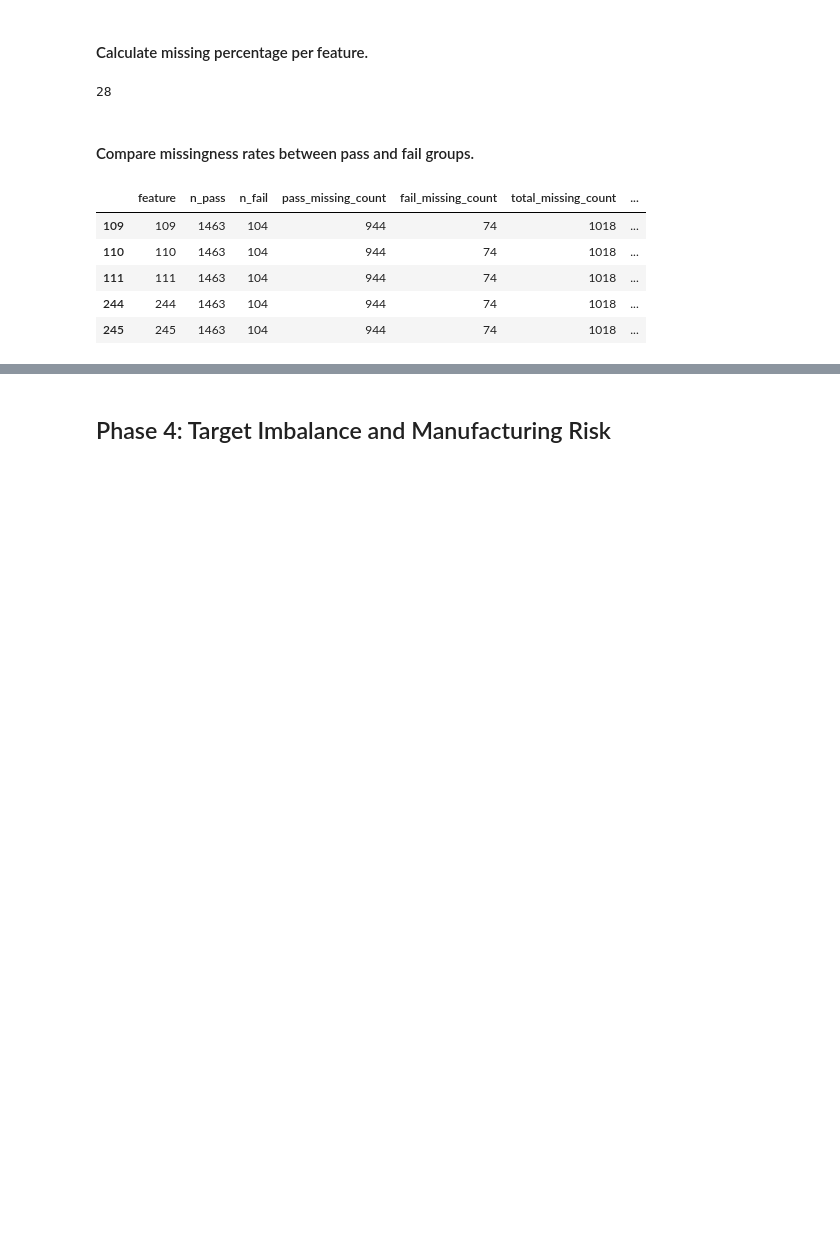
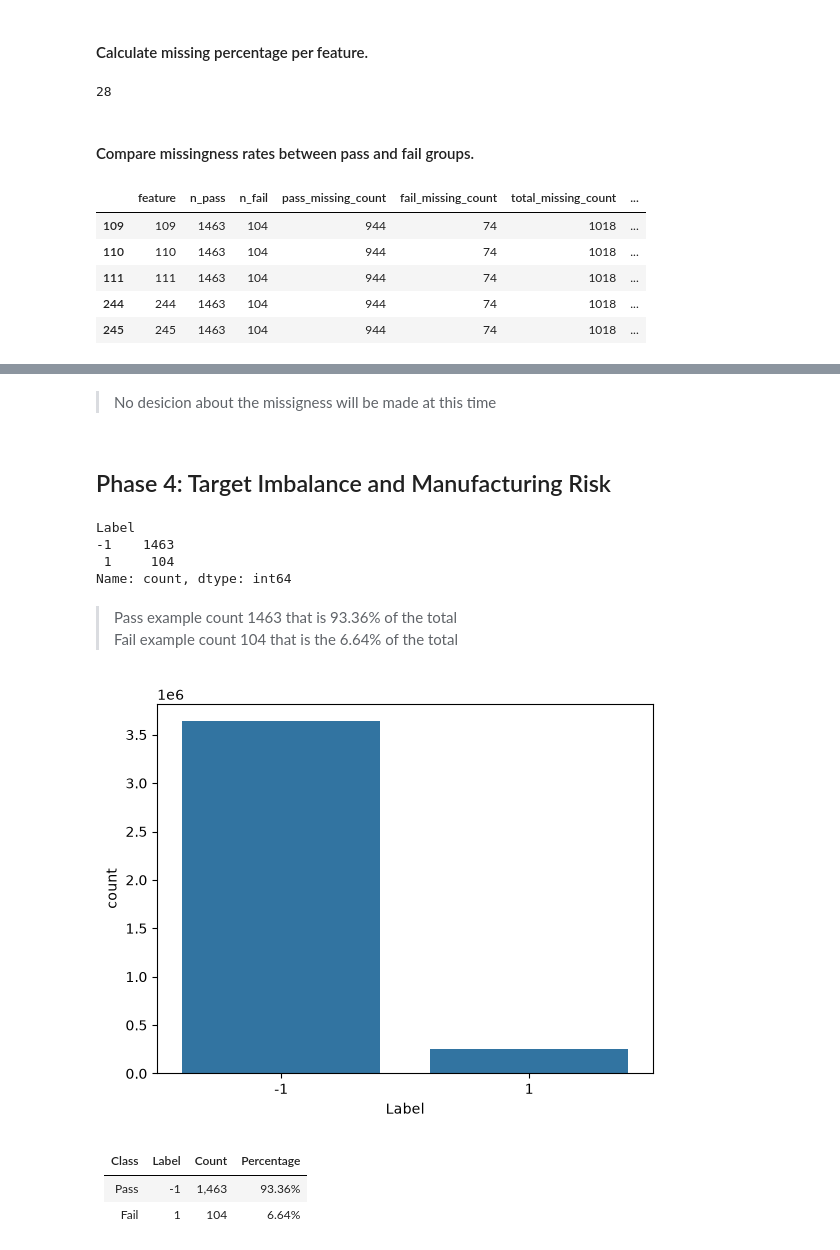
Before and after one commit to DRPproton/semiconductor-projects-tda, a Jupyter notebook: Project-1_SECOM/notebooks/notebook.ipynb, the cells around one changed output, grey strips where cells are left out. Cells and saved outputs as stored; diff of their text form; code cells hidden in the pictures; blank space fills up the shorter version.

```diff
--- a/Project-1_SECOM/notebooks/notebook.ipynb
+++ b/Project-1_SECOM/notebooks/notebook.ipynb
@@ -533,2 +575,23 @@ missingness_target_report.head()
+# %% [markdown]
+> No desicion about the missigness will be made at this time
 # %% [markdown]
 ## Phase 4: Target Imbalance and Manufacturing Risk
+# %%
+df.Label.value_counts()
+# %% [output]
+Label
+-1    1463
+ 1     104
+Name: count, dtype: int64
+# %% [markdown]
+> Pass example count 1463 that is 93.36% of the total <br>
+> Fail example count 104 that is the 6.64% of the total
+# %%
+sns.countplot(df, x='Label');
+# %% [output]
+[figure, added]
+# %% [markdown]
+| Class | Label | Count | Percentage |
+| ----- | ----: | ----: | ---------: |
+| Pass  |    -1 | 1,463 |     93.36% |
+| Fail  |     1 |   104 |      6.64% |
```
Also changed, not shown: parts of 8 cells of this notebook, 2 other files.
